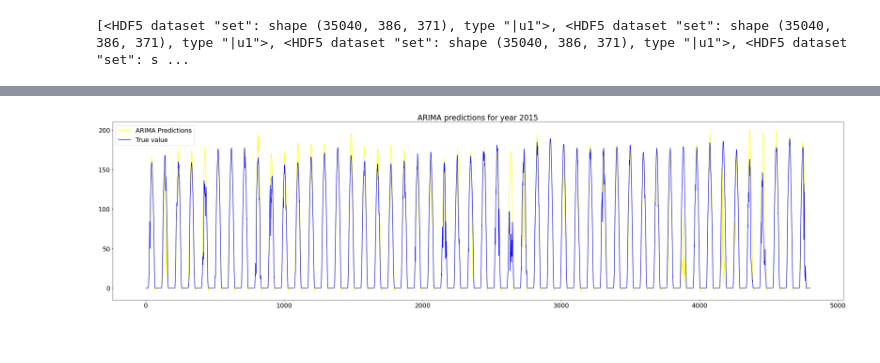
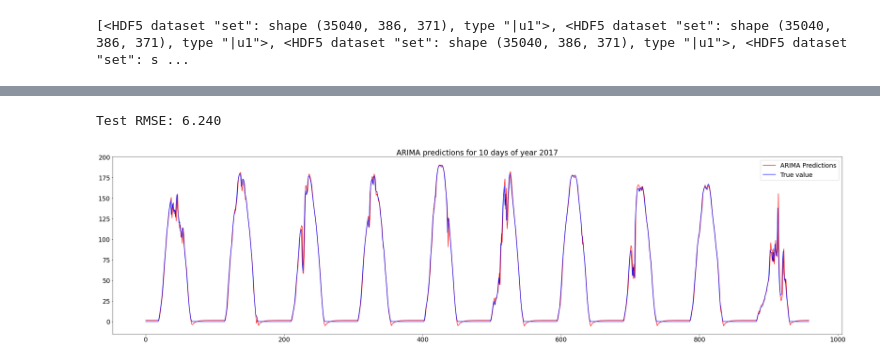
Before and after one commit to marcoboucas/irradiance, a Jupyter notebook: notebooks/time_series_forecasting.ipynb, the cells around one changed output, grey strips where cells are left out. Cells and saved outputs as stored; diff of their text form; code cells hidden in the pictures.

Commit message:
Final ARIMA model + graphs

```diff
--- a/notebooks/time_series_forecasting.ipynb
+++ b/notebooks/time_series_forecasting.ipynb
@@ -29,0 +27,10 @@ serie = values[0][:,200,200]
+# %%
+# Get serie for one coordinate (200,200) :
+
+fifty_days = 50*96 # 50 days
+
+year_2017 = values[1][:,200,200] # year 2017
+fifty_days_2017 = values[1][:fifty_days,200,200] # first 50 days of year 2017
+
+print(year_2017.shape)
+print(fifty_days_2017.shape)
@@ -30,6 +40,6 @@ serie = values[0][:,200,200]
 # %%
-# plot one year for this coordinate
+# plot 50 days for this coordinate
 fig, ax = plt.subplots(figsize=(40,10))
-x=serie
+x=fifty_days_2017
 sns.scatterplot(x=list(range(x.shape[0])),y=x,ax=ax);
 # %% [output]
@@ -90,14 +142,31 @@ y_pred = ARIMAmodel.get_forecast(35040)
+# %%
+# Train over 50 days and predict next 10 days
+train = fifty_days_2017
+test = year_2017[4801:5760]
+history = [x for x in train]
+predictions = list()
+for t in tqdm(range(len(test))):
+	model = ARIMA(history, order=(2,0,2))
+	model_fit = model.fit()
+	output = model_fit.forecast()
+	yhat = output[0]
+	predictions.append(yhat)
+	obs = test[t]
+	history.append(obs)
+
+# evaluate forecasts
+rmse = sqrt(mean_squared_error(test, predictions))
+print('Test RMSE: %.3f' % rmse)
+# %% [output]
+Test RMSE: 6.240
 # %%
-# Plot prediction over one year and compare with true value
-
-y_pred = ARIMAmodel.predict(start = 0, end = 35040)
+# Plot prediction over 10 days and compare with true value
 
 plt.figure(figsize=(40,10))
-max_values = 50*96
-plt.plot(y_pred[:max_values], color='Yellow', label = 'ARIMA Predictions')
-plt.plot(values[1][:max_values,200,200], color= "Blue", label = "True value")
+plt.plot(predictions, color='Red', label = 'ARIMA Predictions')
+plt.plot(test, color= "Blue", label = "True value")
 plt.legend()
-plt.title('ARIMA predictions for year 2015')
-plt.show();
+plt.title('ARIMA predictions for 10 days of year 2017')
+plt.show()
 # %% [output]
-[figure, old version]
+[figure, new version]
```
Also changed, not shown: parts of 16 cells of this notebook.
